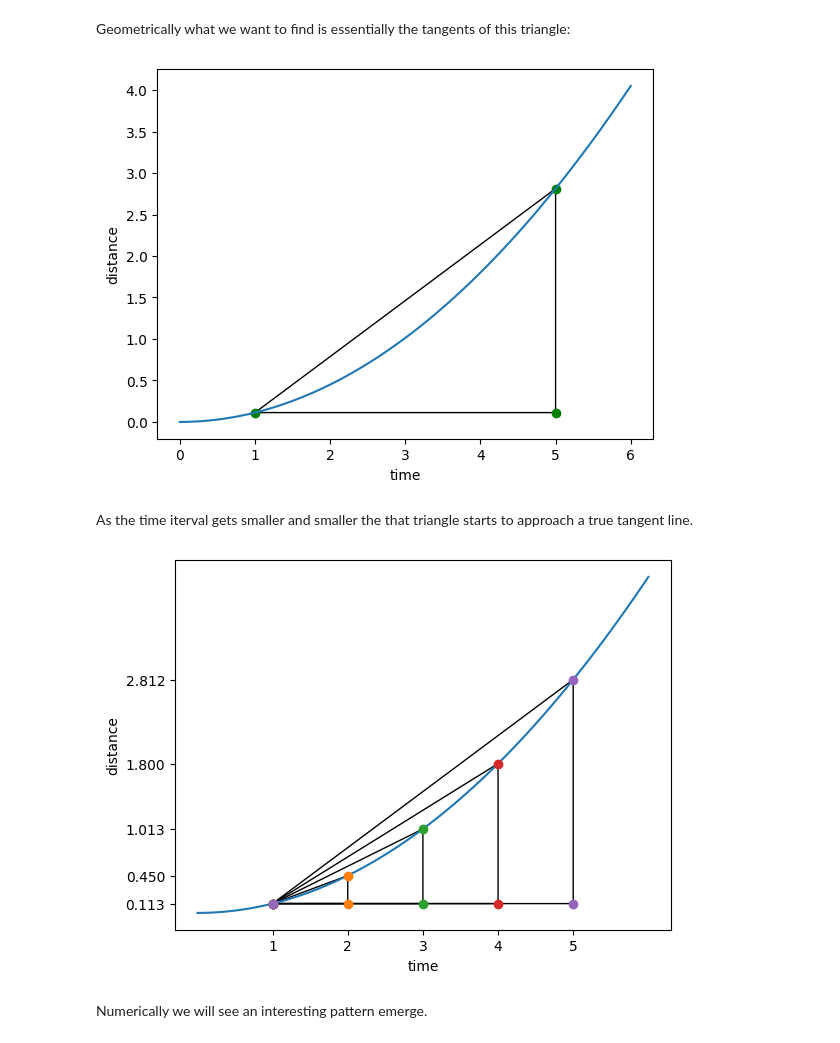
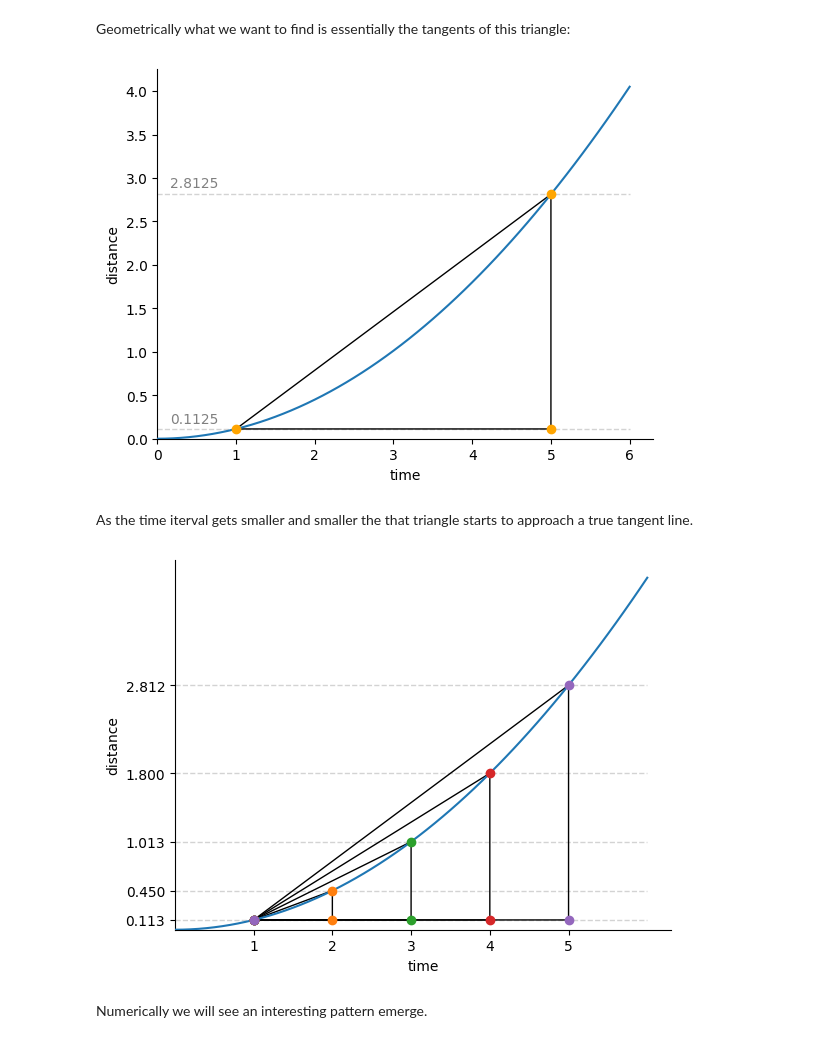
Before and after one commit to danila-zol/Introduction_to_Python_SAS, a Jupyter notebook: Code_Examples/Lecture7/calculus.ipynb, the cells around one changed output. Cells and saved outputs as stored; diff of their text form; code cells hidden in the pictures.

```diff
--- a/Code_Examples/Lecture7/calculus.ipynb
+++ b/Code_Examples/Lecture7/calculus.ipynb
@@ -107,48 +134,96 @@ tri = (
     (t1[50], l1[50])
 )
 
-poly = Polygon(tri, fill=False)
+poly = Polygon(tri, fill=False, zorder=2)
 
 ax.add_patch(poly)
-ax.scatter([p[0] for p in tri], [p[1] for p in tri], color="green")
-ax.plot(t1, l1)
+ax.scatter([p[0] for p in tri], [p[1] for p in tri], color="orange", zorder=4)
+ax.plot(t1, l1, zorder=3)
 ax.set_xlabel("time")
 ax.set_ylabel("distance")
+
+# Start at origin
+ax.set_xlim(left=0)
+ax.set_ylim(bottom=0)
+
+# Additional lines
+ax.plot(
+    [t1[0], max(t1)],
+    [l1[10], l1[10]],
+    color="lightgray",
+    linestyle="--",
+    linewidth=1,
+    zorder=1,
+)
+ax.text(0.16, 0.18, l1[10], color="gray",)
+ax.plot(
+    [t1[0], max(t1)],
+    [l1[50], l1[50]],
+    color="lightgray",
+    linestyle="--",
+    linewidth=1,
+    zorder=1,
+)
+ax.text(0.16, 2.9, l1[50], color="gray",)
+
+# Ditch the box
+ax.spines["right"].set_visible(False)
+ax.spines["top"].set_visible(False)
 plt.show()
 # %% [output]
-[figure, old version]
+[figure, new version]
 # %% [markdown]
 As the time iterval gets smaller and smaller the that triangle starts to approach a true tangent line.
 # %%
 fig, ax = plt.subplots()
 
 ticks = {"x": [], "y": []}
 start = 10
 step = 10
 for i in range(5):
     offset = start + step * i
     tri = (
         (t1[start] , l1[start]),
         (t1[offset] , l1[start]),
         (t1[offset], l1[offset])
     )
-    poly = Polygon(tri, fill=False)
+    poly = Polygon(tri, fill=False, zorder=3)
     ax.add_patch(poly)
 
     ax.scatter([p[0] for p in tri], [p[1] for p in tri], zorder=10)
     ticks["x"].append(tri[2][0])
     ticks["y"].append(tri[2][1])
 
 
 
-ax.plot(t1, l1)
+ax.plot(t1, l1, zorder=5)
 ax.set_xticks(ticks["x"])
 ax.set_yticks(ticks["y"])
 ax.set_xlabel("time")
 ax.set_ylabel("distance")
+
+# Additional lines
+for y_value in [0.113, 0.45, 1.013, 1.8, 2.812]:
+    ax.plot(
+        [t1[0], max(t1)],
+        [y_value, y_value],
+        color="lightgray",
+        linestyle="--",
+        linewidth=1,
+        zorder=1
+    )
+
+# Start at origin
+ax.set_xlim(left=0)
+ax.set_ylim(bottom=0)
+
+# Ditch the box
+ax.spines["right"].set_visible(False)
+ax.spines["top"].set_visible(False)
+
 plt.show()
 # %% [output]
-[figure, old version]
+[figure, new version]
 # %% [markdown]
 Numerically we will see an interesting pattern emerge.
 # %%
```
Also changed, not shown: parts of 5 cells of this notebook.
